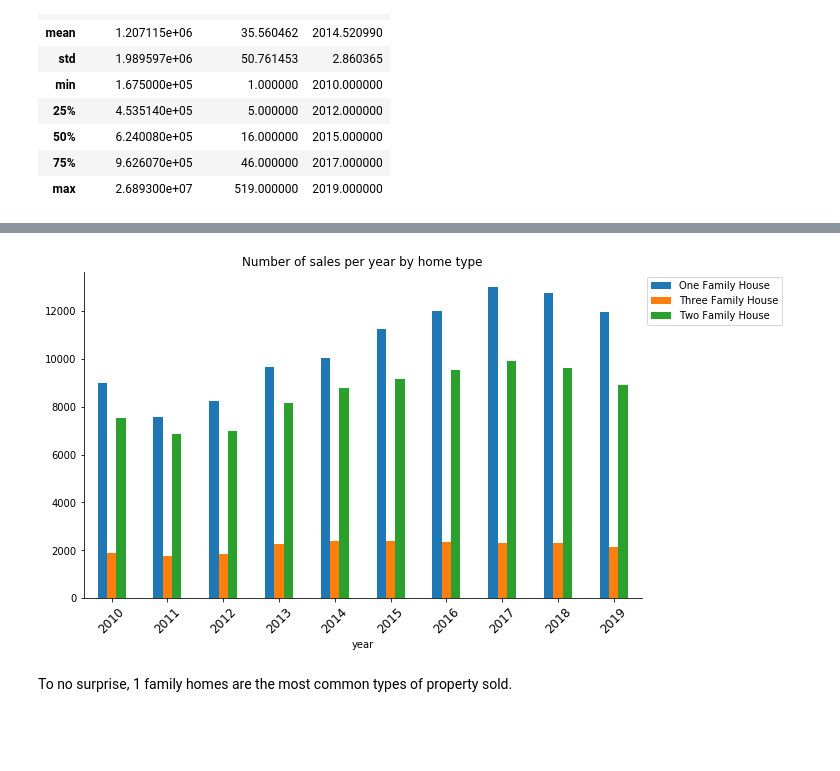
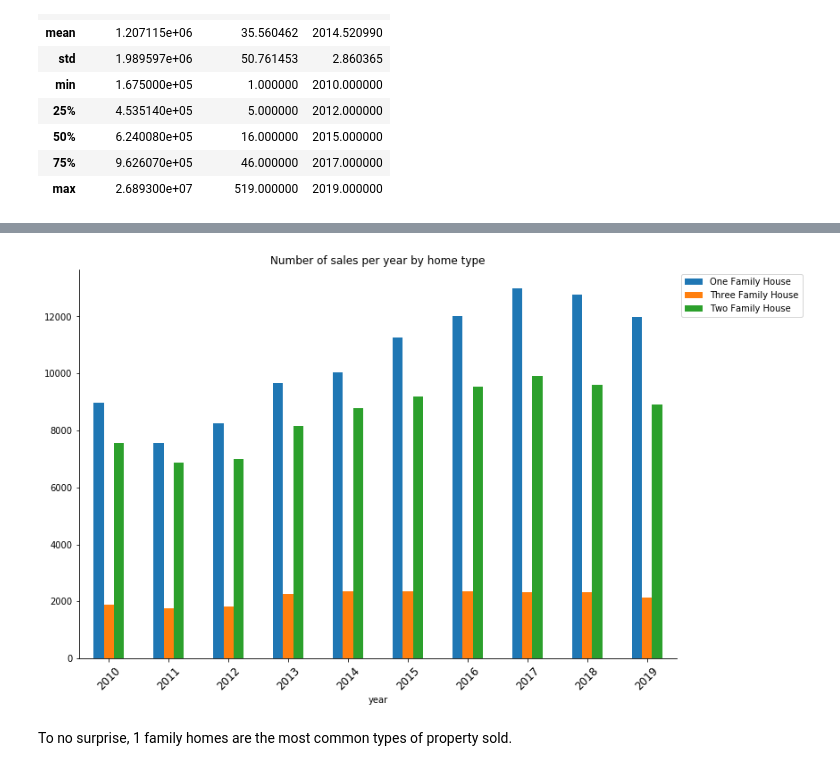
Before and after one commit to aclao89/NYC_Race-SAT, a Jupyter notebook: Schools.ipynb, the cells around one changed output, grey strips where cells are left out. Cells and saved outputs as stored; diff of their text form; code cells hidden in the pictures; blank space fills up the shorter version.

```diff
--- a/Schools.ipynb
+++ b/Schools.ipynb
@@ -705,21 +712,22 @@ Text(0.5, 0, 'Borough')
 # %%
 # Used pivot_table to create multi index so we want to access the number of sales per year of each house hold type
 
 pivot = df.pivot_table(columns='type_of_home', index='year', values="number_of_sales", aggfunc= sum)
 
 #Used Seaborn library for visualizations
 
-ax = pivot.plot(kind='bar', title="Number of sales per year by home type", figsize=(10,6))
+ax = pivot.plot(kind='bar', title="Number of sales per year by home type", figsize=(12,8))
 ax.set_xticklabels(labels = ["2010", "2011","2012","2013","2014","2015","2016","2017","2018","2019",],rotation=45, fontsize=12) # Adjusted tick labels
 
 #Edit the spines for better visibility
 ax.spines['right'].set_visible(False)
 ax.spines['top'].set_visible(False)
 #Move the legend off the graph for better visuals
 plt.legend(bbox_to_anchor=(1,1))
+plt.savefig('Images/home_type_sales.jpg')
 plt.show()
 # %% [output]
-[figure, old version]
+[figure, new version]
 # %% [markdown]
 To no surprise, 1 family homes are the most common types of property sold.
 # %%
```
Also changed, not shown: parts of 5 cells of this notebook, 1 other file.
